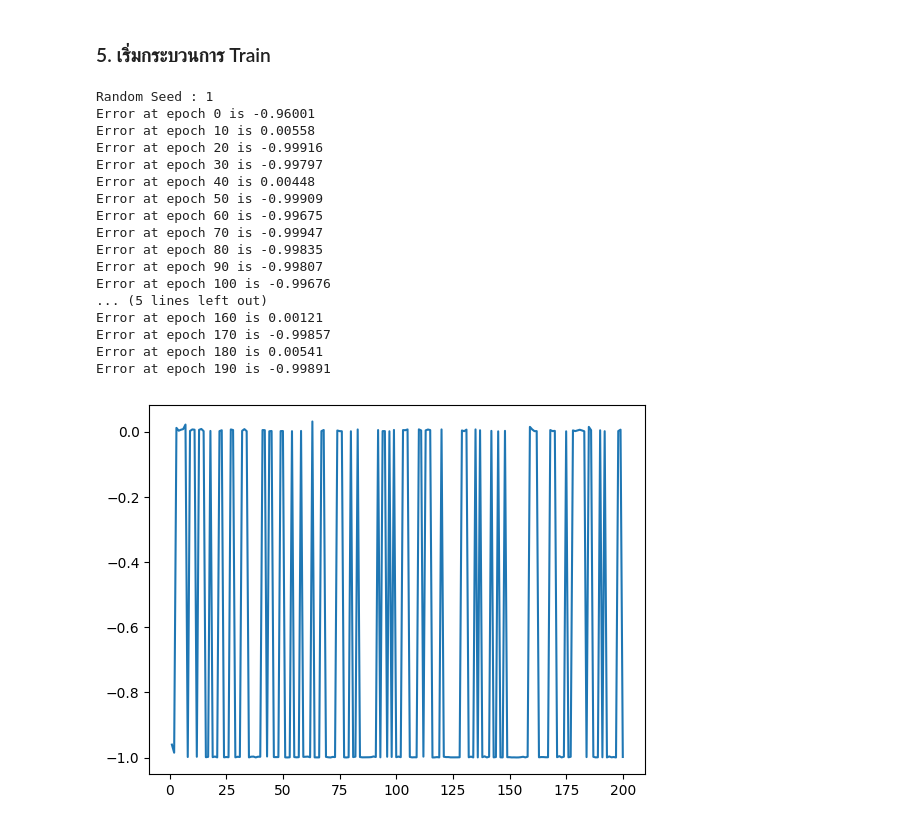
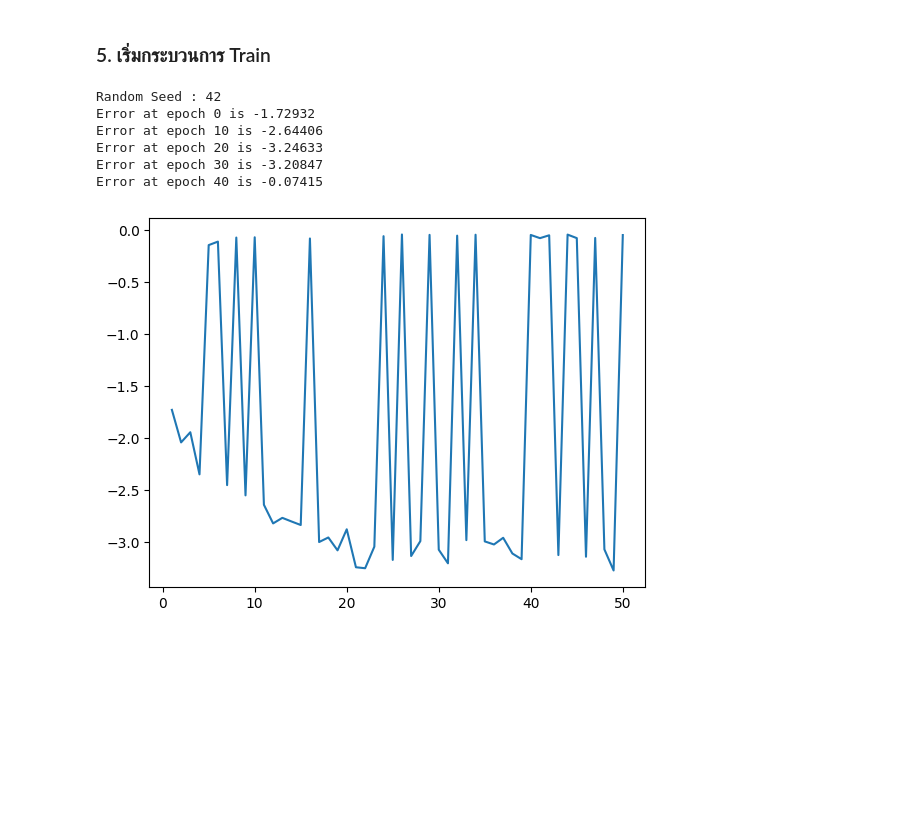
Before and after one commit to Celesca/cpe112-data-structure, a Jupyter notebook: Final_Project/Model.ipynb, the cells around one changed output. Cells and saved outputs as stored; diff of their text form; code cells hidden in the pictures; blank space fills up the shorter version.

```diff
--- a/Final_Project/Model.ipynb
+++ b/Final_Project/Model.ipynb
@@ -1,5 +1,7 @@
 # %%
 # --- Matrix Class ---
+
+import math
 
 from Array import Array2D
 
@@ -23,6 +25,21 @@ class Matrix(Array2D):
         for i in range(self.numRows()):
             for j in range(self.numCols()):
                 self[i,j] = self[i,j] * self[i,j]
+
+    def log(self):
+        newMatrix = Matrix(self.numRows(), self.numCols())
+        for i in range(self.numRows()):
+            for j in range(self.numCols()):
+                newMatrix[i,j] = math.log(self[i,j])
+        return newMatrix
+
+    def sum(self):
+        total = 0
+        for i in range(self.numRows()):
+            for j in range(self.numCols()):
+                total += self[i,j]
+
+        return total
 
     # Transpose สลับแถวกับหลัก
     def transpose(self):
@@ -740,26 +824,15 @@ No.Output Unit:  1
 # %% [markdown]
 ### 5. เริ่มกระบวนการ Train
 # %%
-myModel.trainModel(1,200,0.05)
+myModel.trainModel(42,50,0.01)
 # %% [output]
-Random Seed : 1
-Error at epoch 0 is -0.96001
-Error at epoch 10 is 0.00558
-Error at epoch 20 is -0.99916
-Error at epoch 30 is -0.99797
-Error at epoch 40 is 0.00448
-Error at epoch 50 is -0.99909
-Error at epoch 60 is -0.99675
-Error at epoch 70 is -0.99947
-Error at epoch 80 is -0.99835
-Error at epoch 90 is -0.99807
-Error at epoch 100 is -0.99676
-... (5 lines left out)
-Error at epoch 160 is 0.00121
-Error at epoch 170 is -0.99857
-Error at epoch 180 is 0.00541
-Error at epoch 190 is -0.99891
+Random Seed : 42
+Error at epoch 0 is -1.72932
+Error at epoch 10 is -2.64406
+Error at epoch 20 is -3.24633
+Error at epoch 30 is -3.20847
+Error at epoch 40 is -0.07415
-[figure, old version]
+[figure, new version]
 # %%
 myModel._weights_input_hidden
 # %% [output]
```
Also changed, not shown: parts of 11 cells of this notebook, 1 other file.
